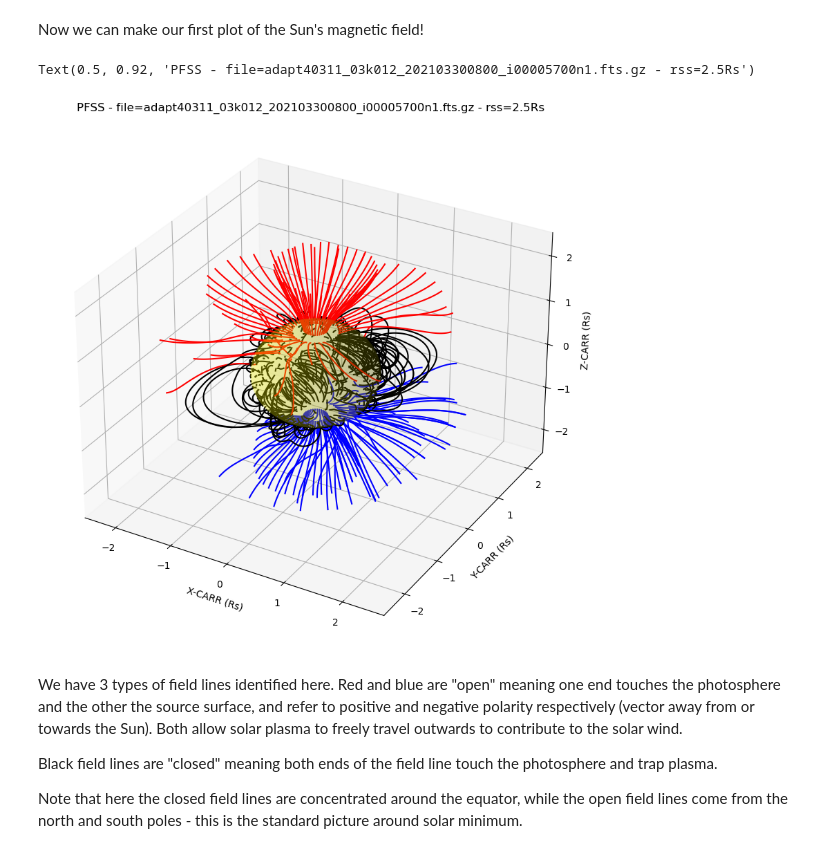
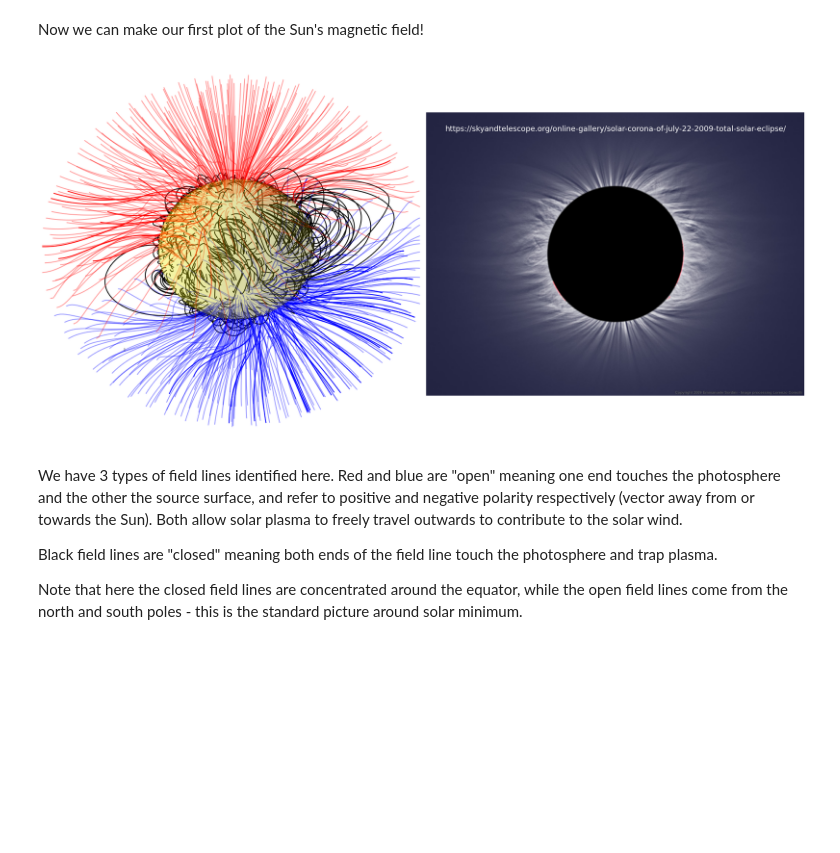
Before and after one commit to STBadman/PSP_Scholars_Tutorial, a Jupyter notebook: PFSS_Tutorial.ipynb, the cells around one changed output. Drawn from its saved outputs; the diff is of its cells as text; code cells hidden in the pictures; blank space fills up the shorter version.

```diff
--- a/PFSS_Tutorial.ipynb
+++ b/PFSS_Tutorial.ipynb
@@ -227,7 +234,7 @@ def pfss2flines(pfsspy_output, # pfsspy output object
                                 np.linspace(latmin,latmax,nth)
                                 )
         if not trace_from_SS : alt = 1.0*u.R_sun # Trace up from photosphere
-        else : alt = po.grid.rss*u.R_sun  # Trace down from ss
+        else : alt = pfsspy_output.grid.rss*u.R_sun  # Trace down from ss
         alt = [alt]*len(lons.ravel())
         seeds = astropy.coordinates.SkyCoord(lons.ravel()*u.deg,
                                lats.ravel()*u.deg,
@@ -249,37 +256,61 @@ flines = pfss2flines(pfss_model)
 # %% [output]
 You should probably increase max_steps (currently set to 1000) and try again.
   warnings.warn(
+# %%
+flines = pfss2flines(pfss_model,rect=[-60,60,0,360])
+flines_ss = pfss2flines(pfss_model,trace_from_SS=True)
 # %% [markdown]
 ### 5) Visualizing the Output
 # %% [markdown]
 Now we can make our first plot of the Sun's magnetic field!
 # %%
-fig = plt.figure(figsize=(10,10))
-ax = fig.add_subplot(projection='3d')
+fig = plt.figure(figsize=(20,10))
+ax = fig.add_subplot(121,projection='3d')
 
 # Make a fake sphere to represent the Sun
 lonm,latm = np.meshgrid(np.linspace(0,360,180)*u.deg,
                         np.linspace(-90,90,90)*u.deg)
 xm,ym,zm = np.cos(latm)*np.cos(lonm),np.cos(latm)*np.sin(lonm),np.sin(latm)
 ax.plot_surface(xm,ym,zm,alpha=0.2,color="yellow")
 
 color_dict = {-1:"blue",0:"black",1:"red"}
 for f in flines :
     fcoords = f.coords
     fcoords.representation_type="cartesian"
     ax.plot(fcoords.x.to("R_sun"),
             fcoords.y.to("R_sun"),
             fcoords.z.to("R_sun"),
             color = color_dict.get(f.polarity)
            )
-ax.set_xlabel("X-CARR (Rs)")
-ax.set_ylabel("Y-CARR (Rs)")
-ax.set_zlabel("Z-CARR (Rs)")
+for f in flines_ss :
+    fcoords = f.coords
+    fcoords.representation_type="cartesian"
+    ax.plot(fcoords.x.to("R_sun"),
+            fcoords.y.to("R_sun"),
+            fcoords.z.to("R_sun"),
+            color = color_dict.get(f.polarity),alpha=0.4
+           )
+ax.set_xlim(-1.5,1.5)
+ax.set_ylim(-1.5,1.5)
+ax.set_zlim(-1.3,1.3)
+# ax.set_xlabel("X-CARR (Rs)")
+# ax.set_ylabel("Y-CARR (Rs)")
+# ax.set_zlabel("Z-CARR (Rs)")
+ax.axis("off")
+ax.margins(0)
 
-ax.set_title(f"PFSS - file={os.path.basename(filename)} - rss=2.5Rs")
+im = plt.imread("Totality_tutte_el10_elab_1024_cop.jpg")
+axeclipse = fig.add_subplot(122)
+axeclipse.imshow(im)
+axeclipse.axis("off")
+credit = "https://skyandtelescope.org/online-gallery/solar-corona-of-july-22-2009-total-solar-eclipse/"
+axeclipse.text(50,50,credit,color="white",zorder=50,fontsize=13)
+
+plt.tight_layout()
+
+#ax.set_title(f"PFSS - file={os.path.basename(filename)} - rss=2.5Rs")
 # %% [output]
-Text(0.5, 0.92, 'PFSS - file=adapt40311_03k012_202103300800_i00005700n1.fts.gz - rss=2.5Rs')
-[figure, old version]
+[figure, new version]
 # %% [markdown]
 We have 3 types of field lines identified here. Red and blue are "open" meaning one end touches the photosphere and the other the source surface, and refer to positive and negative polarity respectively (vector away from or towards the Sun). Both allow solar plasma to freely travel outwards to contribute to the solar wind.
 
```
Also changed, not shown: parts of 11 cells of this notebook.
